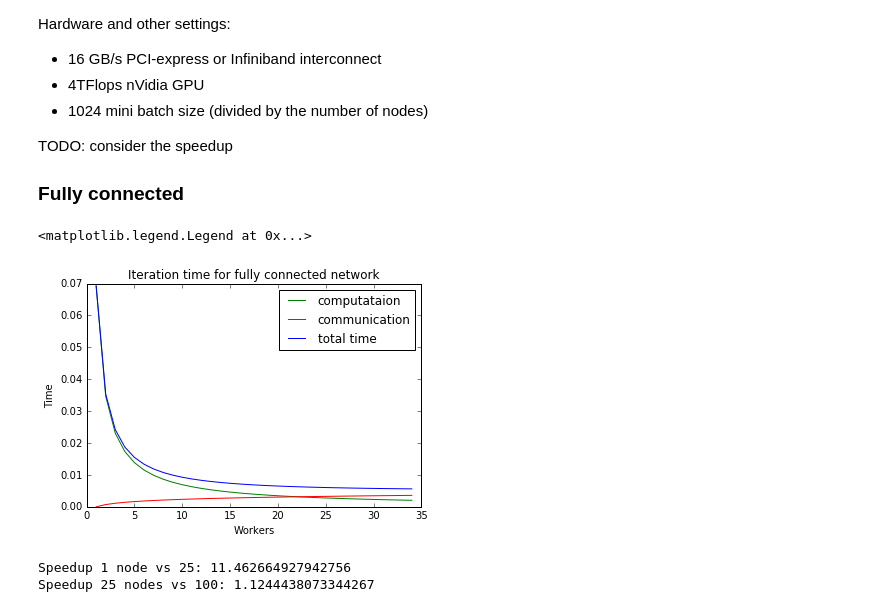
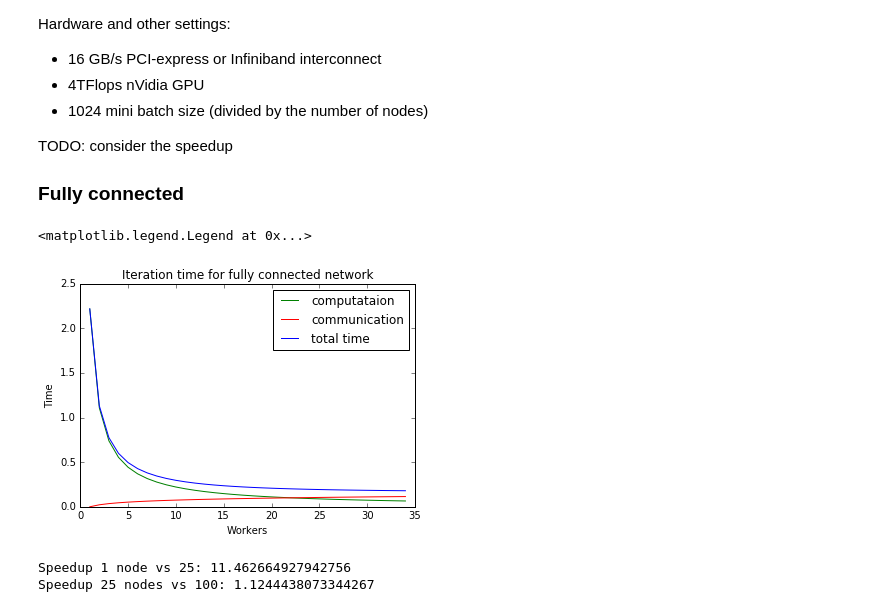
Before and after one commit to avulanov/scalability, a Jupyter notebook: scalability.ipynb, the cells around one changed output. Saved outputs shown, nothing was run; the diff lists cells and outputs as text; code cells hidden in the pictures.

```diff
--- a/scalability.ipynb
+++ b/scalability.ipynb
@@ -117,30 +117,30 @@ TODO: consider the speedup
 ### Fully connected
 # %%
 #MSFT
-weights = 45.1E6
+weights = 45.1E6 * 32
 batch = 1024
 flops = weights * 3 * batch
 # PCI express v3 16GB/s (peak can be 100%)
 b = 8 * 16E9
 # nVidia 4 TFlops (peak is 50%)
 p = 0.5 * 4E12
 n = np.arange(1, 35)
 #vtcp = np.vectorize(tcp)
 #vtcm = np.vectorize(tcm)
 #vt = np.vectorize(t)
 tcpData = np.vectorize(tcp)(n, flops, p)
 tcmData = np.vectorize(tcm)(n, weights, b)
 tData = np.vectorize(t)(n, weights, flops, b, p)
 leg1, = plt.plot(n,tcpData, color="green", label='computataion')
 leg2, = plt.plot(n,tcmData, color="red", label='communication')
 leg3, = plt.plot(n, tData, color="blue", label='total time')
 plt.ylabel("Time")
 plt.xlabel("Workers")
 plt.title("Iteration time for fully connected network")
 plt.legend(handles=[leg1, leg2, leg3])
 # %% [output]
 <matplotlib.legend.Legend at 0x...>
-[figure, old version]
+[figure, new version]
 # %%
 print("Speedup 1 node vs 25:", t(1, weights, flops, b, p) / t(25,  weights, flops, b, p))
 print("Speedup 25 nodes vs 100:", t(25, weights, flops, b, p) / t(100,  weights, flops, b, p))
```
Also changed, not shown: parts of 4 cells of this notebook.
